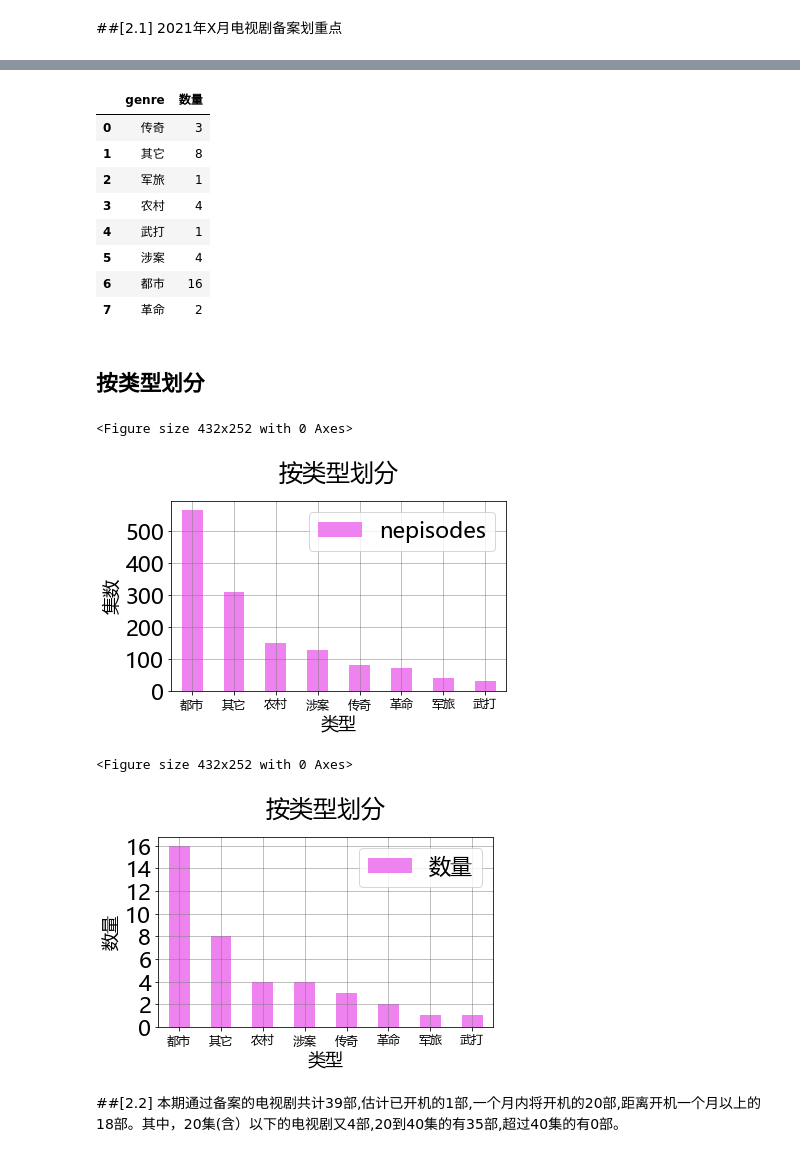
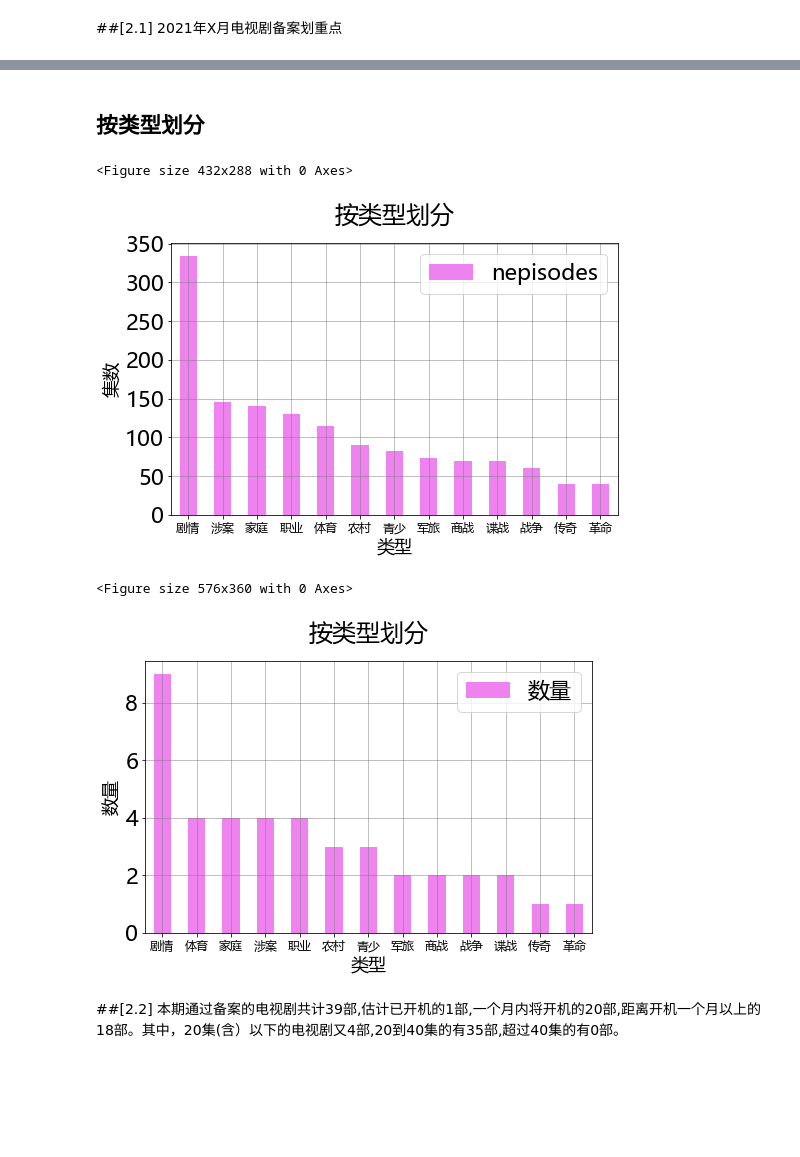
Before and after one commit to CT-Cultures/Article, a Jupyter notebook: NRTA_Reg_Overview.ipynb, the cells around one changed output, grey strips where cells are left out. Drawn from its saved outputs; the diff is of its cells as text; code cells hidden in the pictures; blank space fills up the shorter version.

```diff
--- a/NRTA_Reg_Overview.ipynb
+++ b/NRTA_Reg_Overview.ipynb
@@ -298,0 +287,2 @@ array([list(['老罗', '邢强', '林楠', '维美', '杰克唐', '詹姆斯', '
+# %%
+df_curr['类型'] = df_curr['genre'].copy()
@@ -298,0 +312,5 @@ array([list(['老罗', '邢强', '林楠', '维美', '杰克唐', '詹姆斯', '
+# %%
+df_curr['类型'] = ['商战', '青少', '家庭', '家庭', '战争', '体育', '谍战', '青少', '涉案', '家庭', '涉案',
+       '军旅', '商战', '职业', '传奇', '体育', '农村', '涉案', '职业', '涉案', '剧情', '剧情',
+       '职业', '军旅', '职业', '农村', '剧情', '剧情', '青少', '剧情', '革命', '战争', '农村',
+       '剧情', '剧情', '剧情', '谍战', '剧情', '体育', '体育', '家庭']
@@ -310,6 +330,6 @@ print(T1)
 # %%
 dfview = df_curr[[
-                   '剧名', '集数', '距离开机', 'genre',
+                   '剧名', '集数', '距离开机', '类型',
                    'time', '主要角色', '报备机构', '内容提要',
                    '预测剧名', 'kw']].sort_values('距离开机')
 dfview.info()
@@ -334,24 +354,12 @@ memory usage: 3.4+ KB
-# %%
-df_by_genre
-# %% [output]
-|  | genre | 数量 |
-| 0 | 传奇 | 3 |
-| 1 | 其它 | 8 |
-| 2 | 军旅 | 1 |
-| 3 | 农村 | 4 |
-| 4 | 武打 | 1 |
-| 5 | 涉案 | 4 |
-| 6 | 都市 | 16 |
-| 7 | 革命 | 2 |
 # %% [markdown]
 ## 按类型划分
 # %%
 df_by_genre_episode = \
-  dfview.groupby('genre')['集数'].sum().rename('nepisodes'
+  dfview.groupby('类型')['集数'].sum().rename('nepisodes'
   ).reset_index().sort_values('nepisodes', ascending=False)
 
 plt.clf()
-plt.rcParams['figure.figsize'] = [6, 3.5]
+plt.rcParams['figure.figsize'] = [8, 5]
 plt.rcParams['axes.facecolor'] = 'white'
 ax = df_by_genre_episode.plot(
     kind = 'bar',
@@ -367,7 +375,7 @@ ax.spines['left'].set_color('black')
 ax.spines['right'].set_color('black')
 ax.grid(color='gray', linestyle='-', linewidth=0.5)
 ax.set_xlabel('类型',fontsize= 18)
-ax.set_xticklabels(df_by_genre['genre'], fontsize=12)
+ax.set_xticklabels(df_by_genre_episode['类型'], fontsize=12)
 ax.set_ylabel("集数",fontsize= 18)
 ax.legend(fontsize=22)
 
@@ -376,41 +384,41 @@ plt.savefig(fp_plot_time, bbox_inches='tight')
 
 plt.show()
 # %% [output]
-<Figure size 432x252 with 0 Axes>
+<Figure size 432x288 with 0 Axes>
-[figure, old version]
+[figure, new version]
 # %%
 # WIP
-df_by_genre= dfview.groupby('genre')['genre'].count(
+df_by_genre= dfview.groupby('类型')['类型'].count(
     ).rename('数量').reset_index().sort_values('数量', ascending=False)
 
 plt.clf()
-plt.rcParams['figure.figsize'] = [6, 3.5]
+plt.rcParams['figure.figsize'] = [8, 5]
 plt.rcParams['axes.facecolor'] = 'white'
 ax = df_by_genre.plot(
     kind = 'bar',
     grid = True,
     fontsize = 22,
     rot = 0,
     color = ['violet'],
 )
 ax.set_title("按类型划分",fontsize= 24, pad=20)
 ax.spines['top'].set_color('black')
 ax.spines['bottom'].set_color('black')
 ax.spines['left'].set_color('black')
 ax.spines['right'].set_color('black')
 ax.grid(color='gray', linestyle='-', linewidth=0.5)
 ax.set_xlabel('类型',fontsize= 18)
-ax.set_xticklabels(df_by_genre['genre'], fontsize=12)
+ax.set_xticklabels(df_by_genre['类型'], fontsize=12)
 ax.set_ylabel("数量",fontsize= 18)
 ax.legend(fontsize=22)
 
 fp_plot_time = path_img + '/df_TVReg_plot_genre_by_n_{}.png'.format(issue_name)
 plt.savefig(fp_plot_time, bbox_inches='tight')
 
 plt.show()
 # %% [output]
-<Figure size 432x252 with 0 Axes>
+<Figure size 576x360 with 0 Axes>
-[figure, old version]
+[figure, new version]
 # %% [markdown]
 ##[2.2] 	本期通过备案的电视剧共计39部,估计已开机的1部,一个月内将开机的20部,距离开机一个月以上的18部。其中，20集(含）以下的电视剧又4部,20到40集的有35部,超过40集的有0部。
 # %%
```
Also changed, not shown: parts of 39 cells of this notebook, 16 other files.
